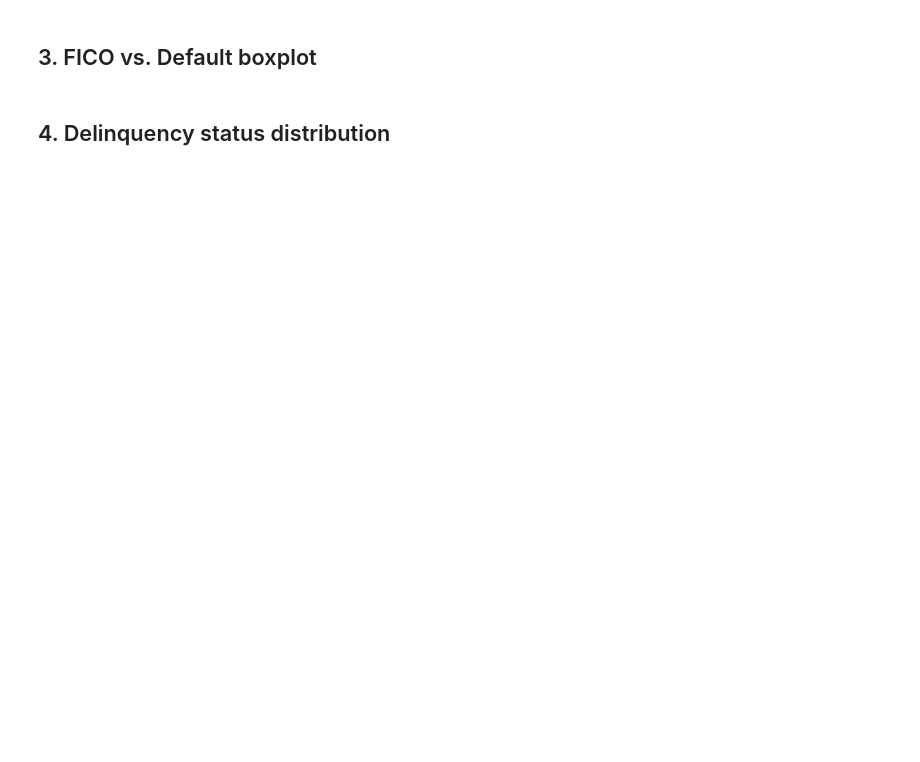
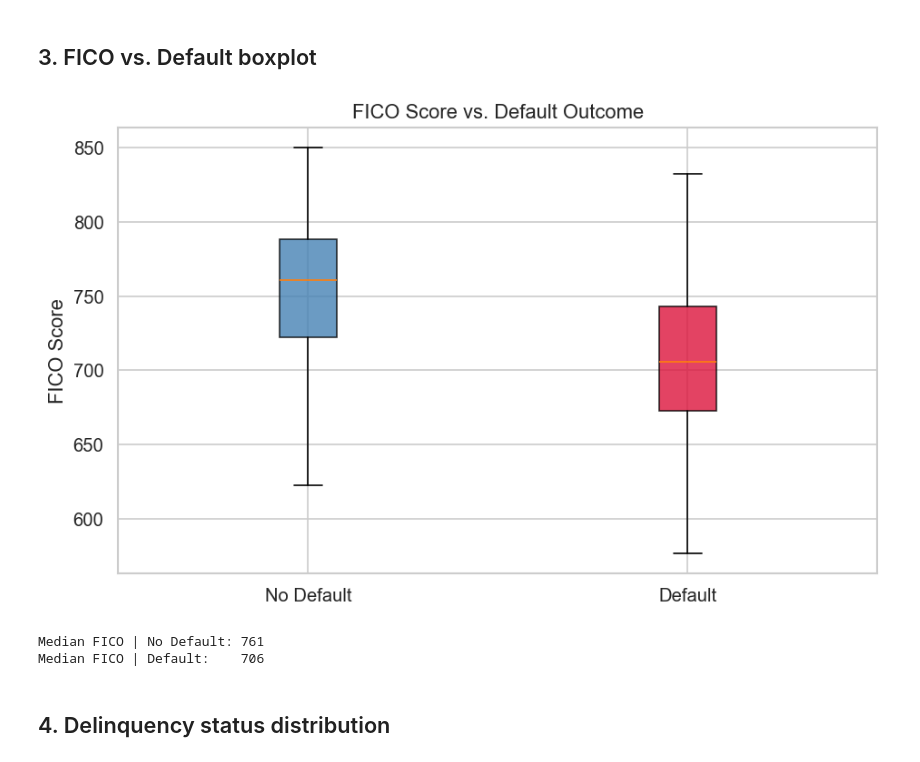
Before and after one commit to IceCurrent/mbs_risk_management, a Jupyter notebook: notebooks/02_eda.ipynb, the cells around one changed output. Cells and saved outputs as stored; diff of their text form; code cells hidden in the pictures; blank space fills up the shorter version.

```diff
--- a/notebooks/02_eda.ipynb
+++ b/notebooks/02_eda.ipynb
@@ -152,3 +134,33 @@ print(f"Median FICO | Default:    {plot_data[plot_data['default']==1]['credit_sc
+# %%
+# Plain matplotlib boxplot on two arrays — seaborn's boxplot copies the whole 9M-row
+# frame and renders millions of outlier points (~2 GB spike); this stays light.
+# Tick labels are set manually so this works on any matplotlib version (the boxplot
+# `tick_labels`/`labels` kwarg name changed across versions).
+fig, ax = plt.subplots(figsize=(8, 5))
+cs = loan_level['credit_score']
+no_default = cs[loan_level['default'] == 0].dropna().to_numpy()
+default    = cs[loan_level['default'] == 1].dropna().to_numpy()
+
+bp = ax.boxplot([no_default, default], patch_artist=True, showfliers=False)
+ax.set_xticks([1, 2])
+ax.set_xticklabels(['No Default', 'Default'])
+for patch, color in zip(bp['boxes'], ['steelblue', 'crimson']):
+    patch.set_facecolor(color)
+    patch.set_alpha(0.8)
+
+ax.set_title('FICO Score vs. Default Outcome')
+ax.set_xlabel('')
+ax.set_ylabel('FICO Score')
+plt.tight_layout()
+plt.savefig(FIGURES / 'eda_fico_vs_default_boxplot.png', bbox_inches='tight')
+plt.show()
+
+print(f"Median FICO | No Default: {np.median(no_default):.0f}")
+print(f"Median FICO | Default:    {np.median(default):.0f}")
+# %% [output]
+[figure, added]
+Median FICO | No Default: 761
+Median FICO | Default:    706
 # %% [markdown]
 ## 4. Delinquency status distribution
 # %%
```
Also changed, not shown: parts of 12 cells of this notebook, 12 other files.
